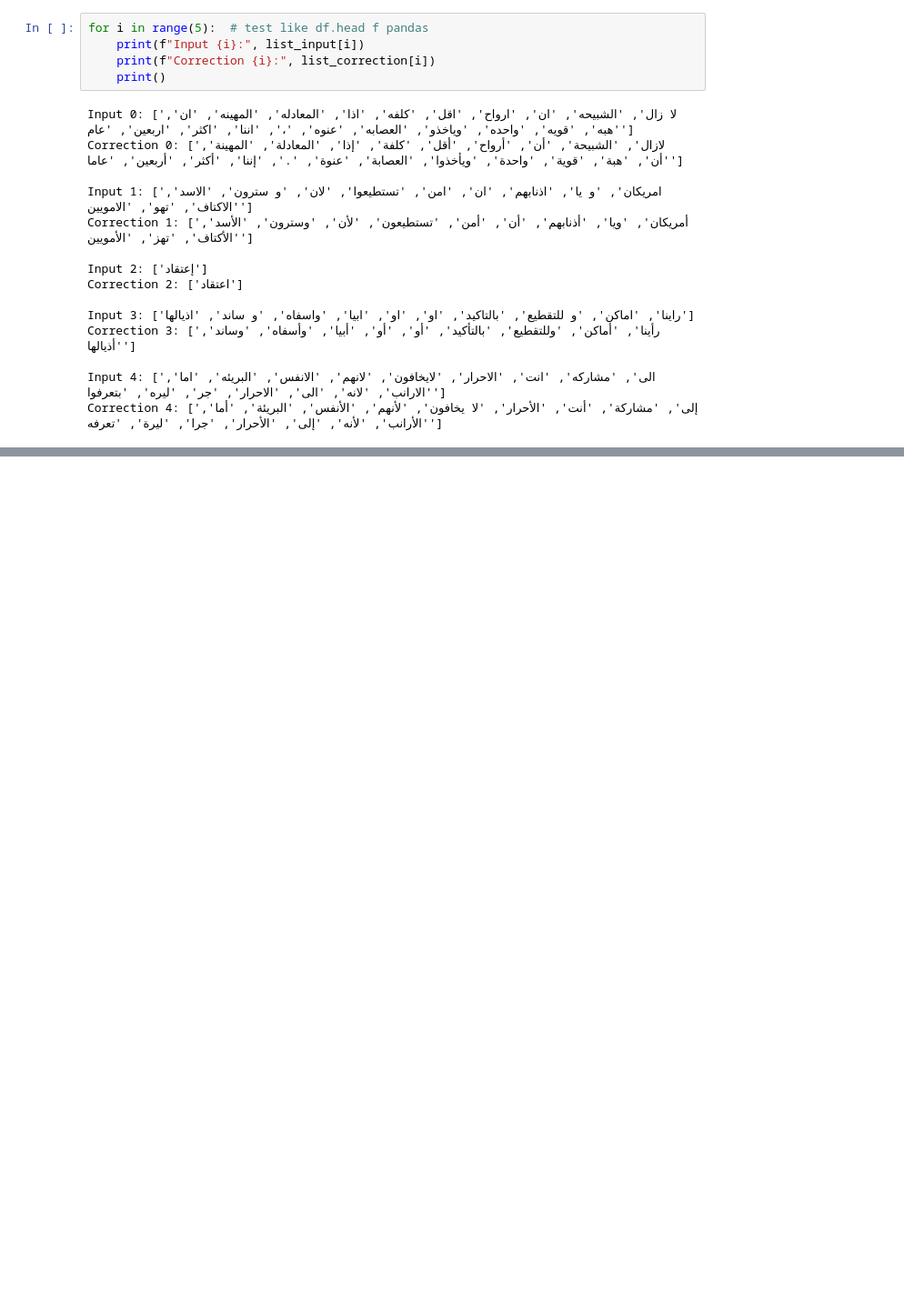
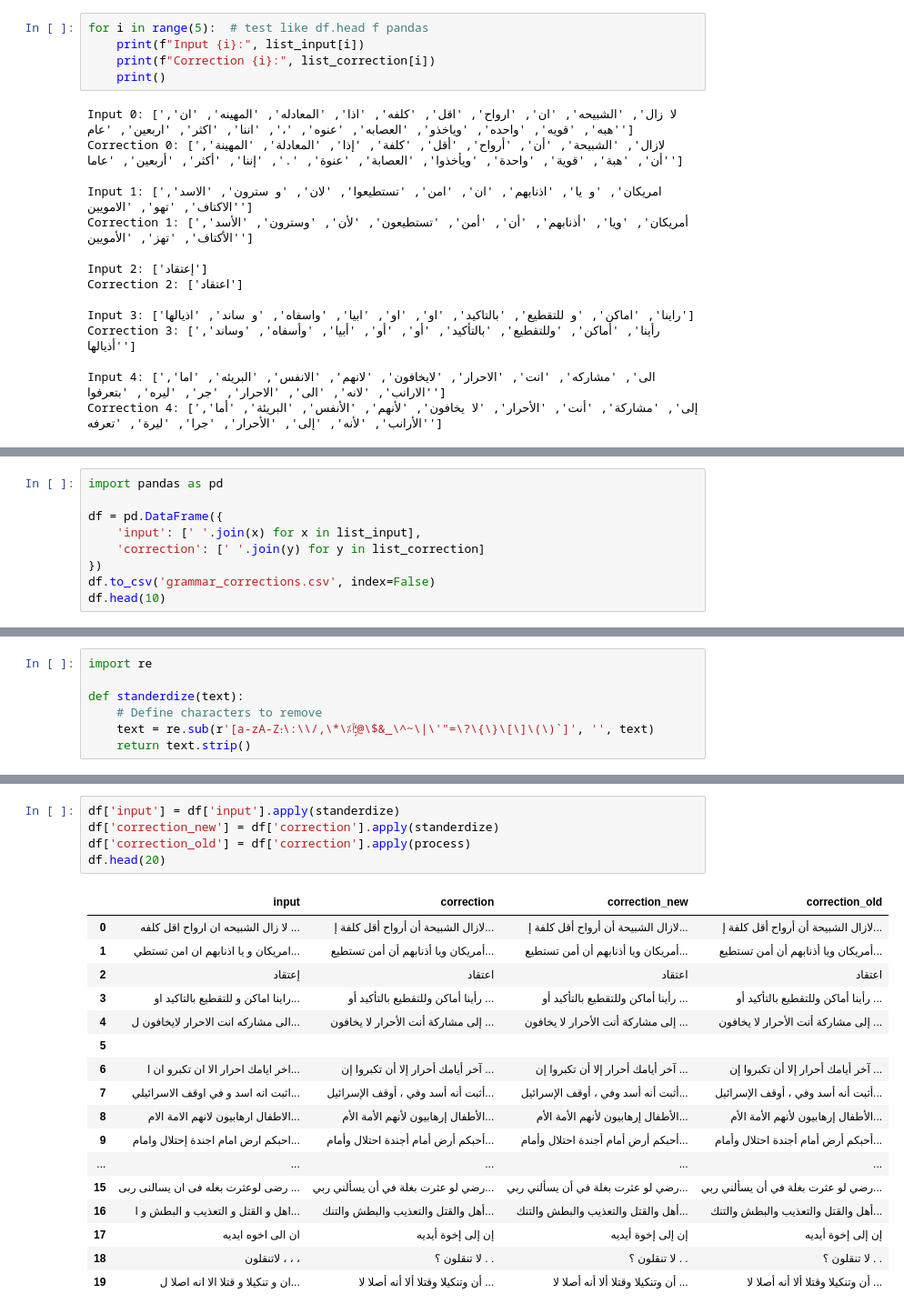
Before and after one commit to Abubakrhegazi/Arabic-Grammar-AutoCorrection, a Jupyter notebook: Arabic_GED_GEC.ipynb, the cells around one changed output, grey strips where cells are left out. Shown: that part at 91% size. Saved outputs shown, nothing was run; the diff lists cells and outputs as text; blank space fills up the shorter version.

```diff
--- a/Arabic_GED_GEC.ipynb
+++ b/Arabic_GED_GEC.ipynb
@@ -147,0 +152,9 @@ Correction 4: ['إلى', 'مشاركة', 'أنت', 'الأحرار', 'لا يخ
+# %%
+import pandas as pd
+
+df = pd.DataFrame({
+    'input': [' '.join(x) for x in list_input],
+    'correction': [' '.join(y) for y in list_correction]
+})
+df.to_csv('grammar_corrections.csv', index=False)
+df.head(10)
@@ -147,0 +279,7 @@ Correction 4: ['إلى', 'مشاركة', 'أنت', 'الأحرار', 'لا يخ
+# %%
+import re
+
+def standerdize(text):
+    # Define characters to remove
+    text = re.sub(r'[a-zA-Zـًٍُِّٱ٪\*\,/\\:\؛@\$&_\^~\|\'"=\?\{\}\[\]\(\)`]', '', text)
+    return text.strip()
@@ -147,0 +307,23 @@ Correction 4: ['إلى', 'مشاركة', 'أنت', 'الأحرار', 'لا يخ
+# %%
+df['input'] = df['input'].apply(standerdize)
+df['correction_new'] = df['correction'].apply(standerdize)
+df['correction_old'] = df['correction'].apply(process)
+df.head(20)
+# %% [output]
+|  | input | correction | correction_new | correction_old |
+| 0 | لا زال الشبيحه ان ارواح اقل كلفه ... | لازال الشبيحة أن أرواح أقل كلفة إ... | لازال الشبيحة أن أرواح أقل كلفة إ... | لازال الشبيحة أن أرواح أقل كلفة إ... |
+| 1 | امريكان و يا اذنابهم ان امن تستطي... | أمريكان ويا أذنابهم أن أمن تستطيع... | أمريكان ويا أذنابهم أن أمن تستطيع... | أمريكان ويا أذنابهم أن أمن تستطيع... |
+| 2 | إعتقاد | اعتقاد | اعتقاد | اعتقاد |
+| 3 | راينا اماكن و للتقطيع بالتاكيد او... | رأينا أماكن وللتقطيع بالتأكيد أو ... | رأينا أماكن وللتقطيع بالتأكيد أو ... | رأينا أماكن وللتقطيع بالتأكيد أو ... |
+| 4 | الى مشاركه انت الاحرار لايخافون ل... | إلى مشاركة أنت الأحرار لا يخافون ... | إلى مشاركة أنت الأحرار لا يخافون ... | إلى مشاركة أنت الأحرار لا يخافون ... |
+| 5 |  |  |  |  |
+| 6 | اخر ايامك احرار الا ان تكبرو ان ا... | آخر أيامك أحرار إلا أن تكبروا إن ... | آخر أيامك أحرار إلا أن تكبروا إن ... | آخر أيامك أحرار إلا أن تكبروا إن ... |
+| 7 | اثبت انه اسد و في اوقف الاسرائيلي... | أثبت أنه أسد وفي ، أوقف الإسرائيل... | أثبت أنه أسد وفي ، أوقف الإسرائيل... | أثبت أنه أسد وفي ، أوقف الإسرائيل... |
+| 8 | الاطفال ارهابيون لانهم الامة الام... | الأطفال إرهابيون لأنهم الأمة الأم... | الأطفال إرهابيون لأنهم الأمة الأم... | الأطفال إرهابيون لأنهم الأمة الأم... |
+| 9 | احبكم ارض امام اجندة إحتلال وامام... | أحبكم أرض أمام أجندة احتلال وأمام... | أحبكم أرض أمام أجندة احتلال وأمام... | أحبكم أرض أمام أجندة احتلال وأمام... |
+| ... | ... | ... | ... | ... |
+| 15 | رضى لوعثرت بغله فى ان يسالنى ربى ... | رضي لو عثرت بغلة في أن يسألني ربي... | رضي لو عثرت بغلة في أن يسألني ربي... | رضي لو عثرت بغلة في أن يسألني ربي... |
+| 16 | اهل و القتل و التعذيب و البطش و ا... | أهل والقتل والتعذيب والبطش والتنك... | أهل والقتل والتعذيب والبطش والتنك... | أهل والقتل والتعذيب والبطش والتنك... |
+| 17 | ان الى اخوه ايديه | إن إلى إخوة أيديه | إن إلى إخوة أيديه | إن إلى إخوة أيديه |
+| 18 | لاتنقلون ، ، ، | لا تنقلون ؟ . . | لا تنقلون ؟ . . | لا تنقلون ؟ . . |
+| 19 | ان و تنكيلا و قتلا الا انه اصلا ل... | أن وتنكيلا وقتلا ألا أنه أصلا لا ... | أن وتنكيلا وقتلا ألا أنه أصلا لا ... | أن وتنكيلا وقتلا ألا أنه أصلا لا ... |
```
Also changed, not shown: parts of 12 cells of this notebook.
